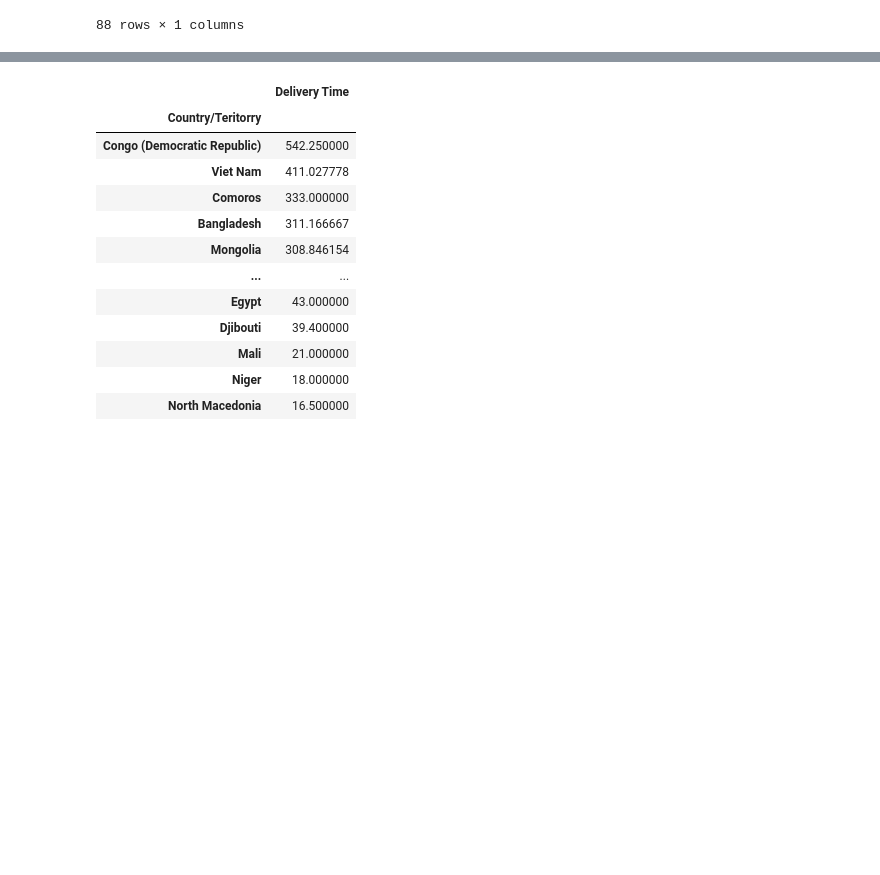
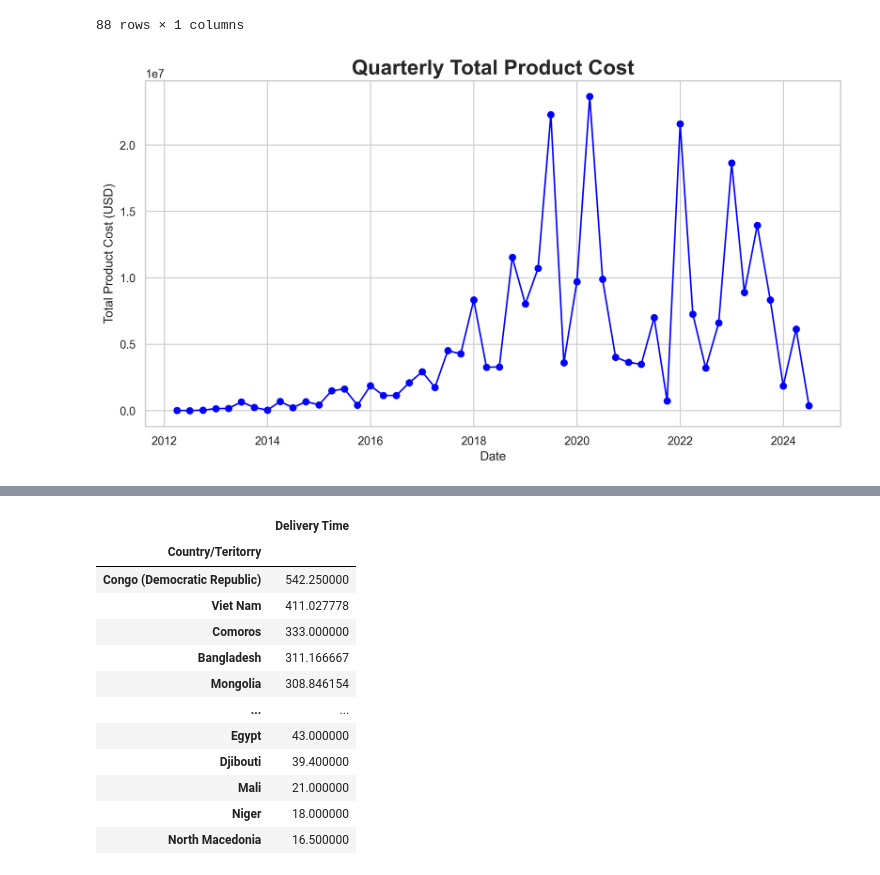
Before and after one commit to carol02r/dspp_capstone_msf, a Jupyter notebook: tgf_eda.ipynb, the cells around one changed output, grey strips where cells are left out. Cells and saved outputs as stored; diff of their text form; code cells hidden in the pictures; blank space fills up the shorter version.

```diff
--- a/tgf_eda.ipynb
+++ b/tgf_eda.ipynb
@@ -172,3 +181,15 @@ pd.DataFrame(tgf_ceph.groupby('Country/Teritorry')['Total Product Cost (USD)'].s
 | Syrian Arab Republic | 1497.0 |
 | Palestine | 499.0 |
 88 rows × 1 columns
+# %%
+quart_cost = tgf_ceph.set_index('Purchase Order Date')['Total Product Cost (USD)'].resample('Q').sum()
+
+plt.figure(figsize=(12, 6), dpi=300)
+plt.plot(quart_cost.index, quart_cost, marker='o', color='blue')
+plt.title('Quarterly Total Product Cost', fontweight='bold', fontsize=20)
+plt.xlabel('Date')
+plt.ylabel('Total Product Cost (USD)')
+plt.grid(True)
+plt.show()
+# %% [output]
+[figure, added]
```
Also changed, not shown: parts of 15 cells of this notebook.
